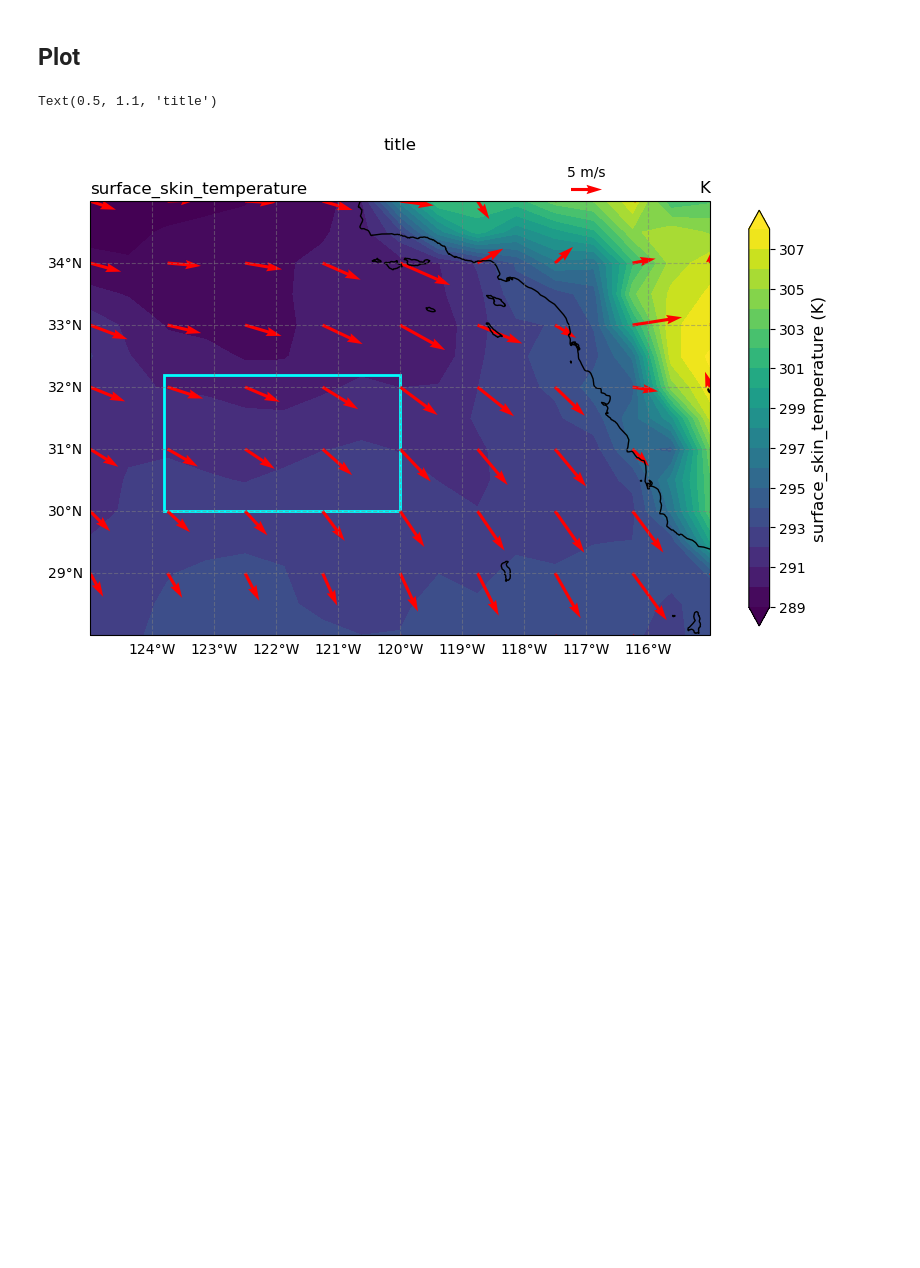
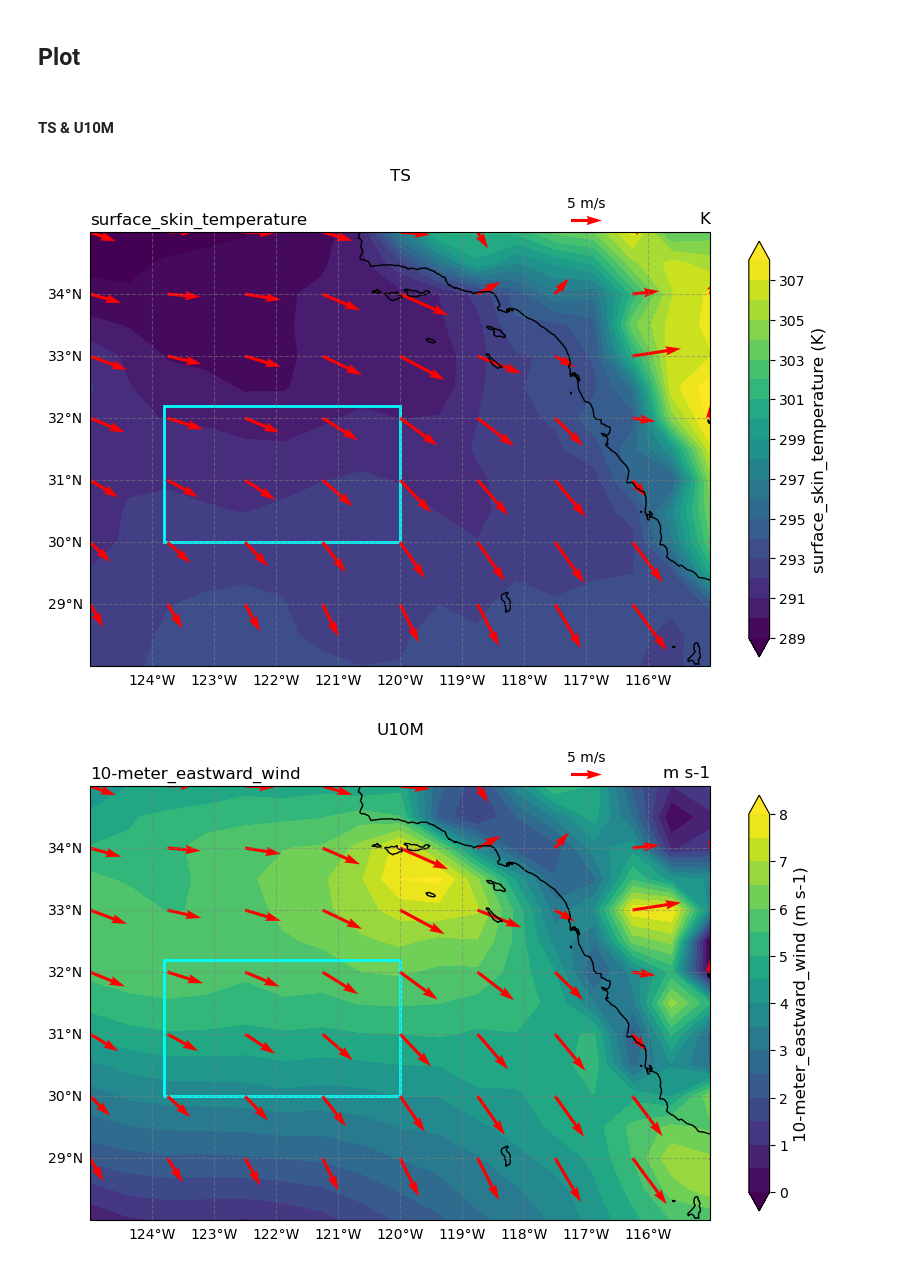
Before and after one commit to yihsuanchen/python, a Jupyter notebook: yhc_module_and_notes/template-cn_map_vc.ipynb, the cells around one changed output. Cells and saved outputs as stored; diff of their text form; code cells hidden in the pictures; blank space fills up the shorter version.

```diff
--- a/yhc_module_and_notes/template-cn_map_vc.ipynb
+++ b/yhc_module_and_notes/template-cn_map_vc.ipynb
@@ -412,17 +449,15 @@ if (do_test):
     fig, ax = plt.subplots(figsize=(10, 6), subplot_kw={'projection': map_projection})
 
     da = read_data()
-    varname = "TS"
-    var_2d = select_var(da, varname)
+
+    var_2d = select_var(da.get("TS"))
+    U_2d = select_var(da.get("U10M"))
+    V_2d = select_var(da.get("V10M"))
+
     do_set_cn_attrs = False
 
     plot_cn_map(ax, map_projection, var_2d, varname, do_set_cn_attrs=do_set_cn_attrs)
 
-    U_2d = select_var(da, "U10M")
-    V_2d = select_var(da, "V10M")
-
     plot_vc_map (ax, U_2d, V_2d)
-
-    ax.set_title("title", y=1.1)
 # %% [output]
 [figure]
@@ -429,25 +466,38 @@ if (do_test):
+# %%
+#--- merge all relevant codes into a single function
+def plot_all(varname, title="title"):
+
+    map_projection = ccrs.PlateCarree(central_longitude=0)
+    fig, ax = plt.subplots(figsize=(10, 6), subplot_kw={'projection': map_projection})
+
+    da = read_data()
+
+    var_2d = select_var(da.get(varname))
+    U_2d = select_var(da.get("U10M"))
+    V_2d = select_var(da.get("V10M"))
+
+    do_set_cn_attrs = False
+
+    plot_cn_map(ax, map_projection, var_2d, varname, do_set_cn_attrs=do_set_cn_attrs, title=title)
+
+    plot_vc_map (ax, U_2d, V_2d)
+
+#-----------
+# do_test
+#-----------
+
+#do_test=True
+do_test=False
+
+if (do_test):
+    plot_all(varname="TS", title="TS")
 # %% [markdown]
 ## Plot
-# %%
-    map_projection = ccrs.PlateCarree(central_longitude=0)
-    fig, ax = plt.subplots(figsize=(10, 6), subplot_kw={'projection': map_projection})
-
-    #--- read data
-    da = read_data()
-    varname = "TS"
-    var_2d = select_var(da, varname)
-    do_set_cn_attrs = False
-
-    #--- plot cn_map
-    plot_cn_map(ax, map_projection, var_2d, varname, do_set_cn_attrs=do_set_cn_attrs)
-
-    #--- overlay wind vectors on the cn_map
-    U_2d = select_var(da, "U10M")
-    V_2d = select_var(da, "V10M")
-
-    plot_vc_map (ax, U_2d, V_2d)
-
-    ax.set_title("title", y=1.1)
-# %% [output]
-Text(0.5, 1.1, 'title')
-[figure, removed]
+# %% [markdown]
+#### TS & U10M
+# %%
+plot_all(varname="TS", title="TS")
+plot_all(varname="U10M", title="U10M")
+# %% [output]
+[figure, added]
+[figure, added]
```
Also changed, not shown: parts of 4 cells of this notebook.
